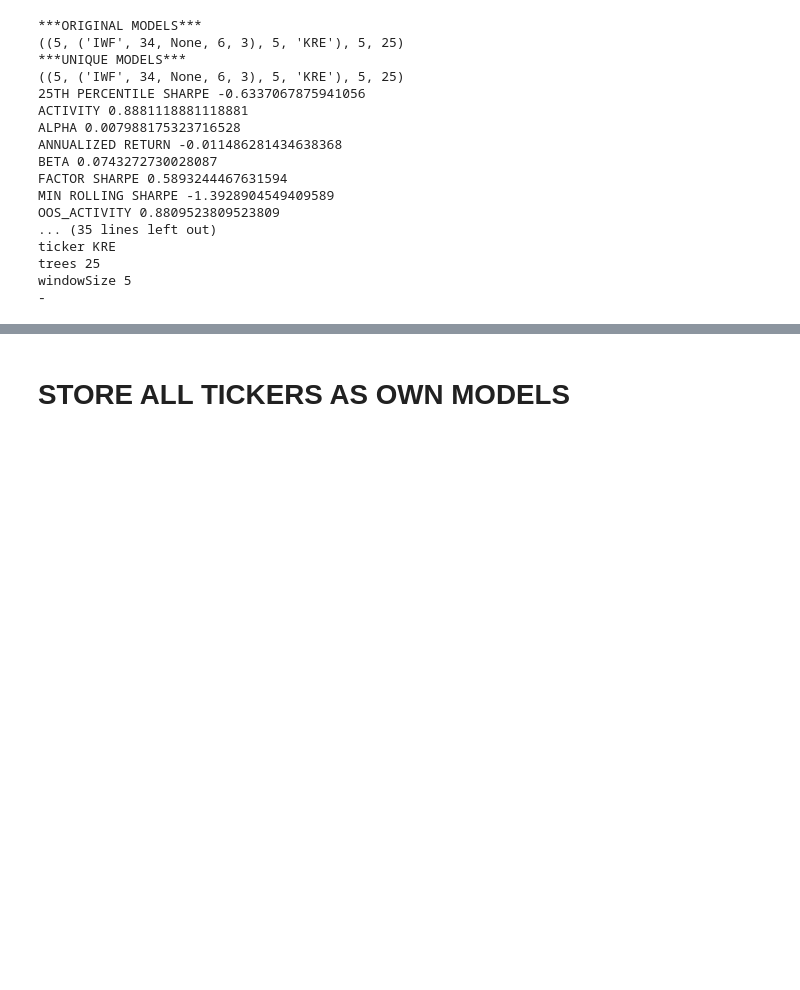
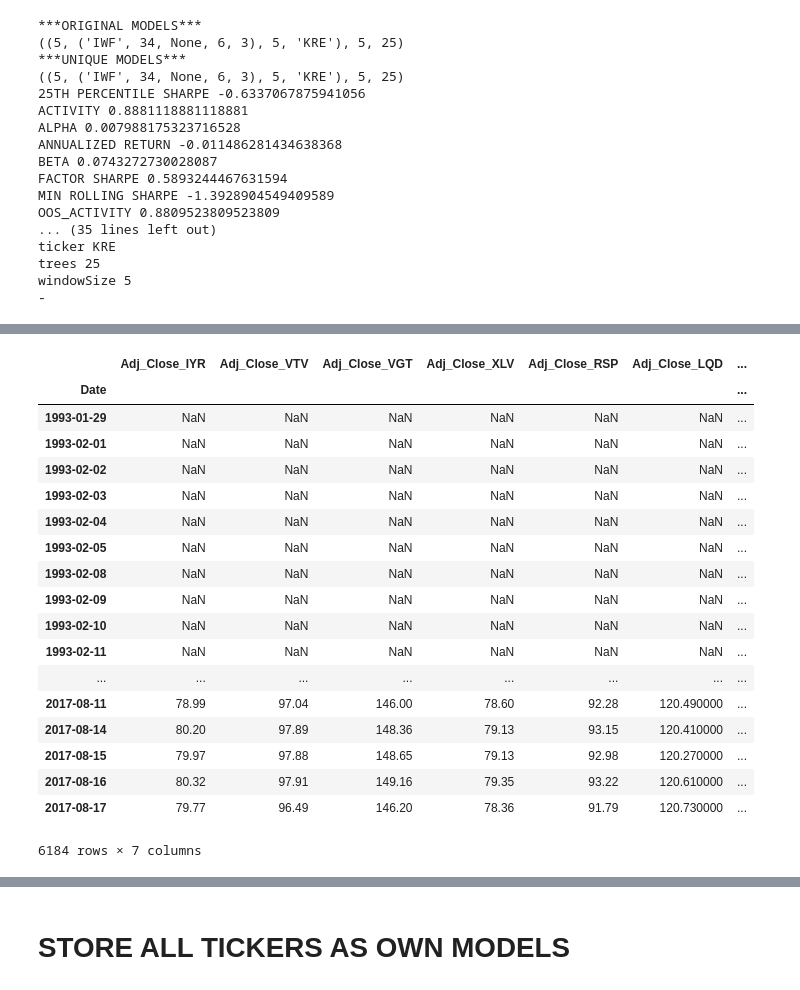
Before and after one commit to SignalBuilders/walkforwardTrader, a Jupyter notebook: Introduce and Initialize Portfolio From Cache.ipynb, the cells around one changed output, grey strips where cells are left out. Drawn from its saved outputs; the diff is of its cells as text; code cells hidden in the pictures; blank space fills up the shorter version.

```diff
--- a/Introduce and Initialize Portfolio From Cache.ipynb
+++ b/Introduce and Initialize Portfolio From Cache.ipynb
@@ -164,3 +164,25 @@ ATTEMPTING PULL e5b77ac840e0694f124e4ceb80219238646ec98c98391057e8b5095e
+# %%
+display(joinedData)
+# %% [output]
+|  | Adj_Close_IYR | Adj_Close_VTV | Adj_Close_VGT | Adj_Close_XLV | Adj_Close_RSP | Adj_Close_LQD | ... |
+| Date |  |  |  |  |  |  | ... |
+| 1993-01-29 | NaN | NaN | NaN | NaN | NaN | NaN | ... |
+| 1993-02-01 | NaN | NaN | NaN | NaN | NaN | NaN | ... |
+| 1993-02-02 | NaN | NaN | NaN | NaN | NaN | NaN | ... |
+| 1993-02-03 | NaN | NaN | NaN | NaN | NaN | NaN | ... |
+| 1993-02-04 | NaN | NaN | NaN | NaN | NaN | NaN | ... |
+| 1993-02-05 | NaN | NaN | NaN | NaN | NaN | NaN | ... |
+| 1993-02-08 | NaN | NaN | NaN | NaN | NaN | NaN | ... |
+| 1993-02-09 | NaN | NaN | NaN | NaN | NaN | NaN | ... |
+| 1993-02-10 | NaN | NaN | NaN | NaN | NaN | NaN | ... |
+| 1993-02-11 | NaN | NaN | NaN | NaN | NaN | NaN | ... |
+| ... | ... | ... | ... | ... | ... | ... | ... |
+| 2017-08-11 | 78.99 | 97.04 | 146.00 | 78.60 | 92.28 | 120.490000 | ... |
+| 2017-08-14 | 80.20 | 97.89 | 148.36 | 79.13 | 93.15 | 120.410000 | ... |
+| 2017-08-15 | 79.97 | 97.88 | 148.65 | 79.13 | 92.98 | 120.270000 | ... |
+| 2017-08-16 | 80.32 | 97.91 | 149.16 | 79.35 | 93.22 | 120.610000 | ... |
+| 2017-08-17 | 79.77 | 96.49 | 146.20 | 78.36 | 91.79 | 120.730000 | ... |
+6184 rows × 7 columns
 # %%
 ##PERFORM SANITY CHECK
 import empyrical
```
Also changed, not shown: parts of 14 cells of this notebook, 1 other file.
